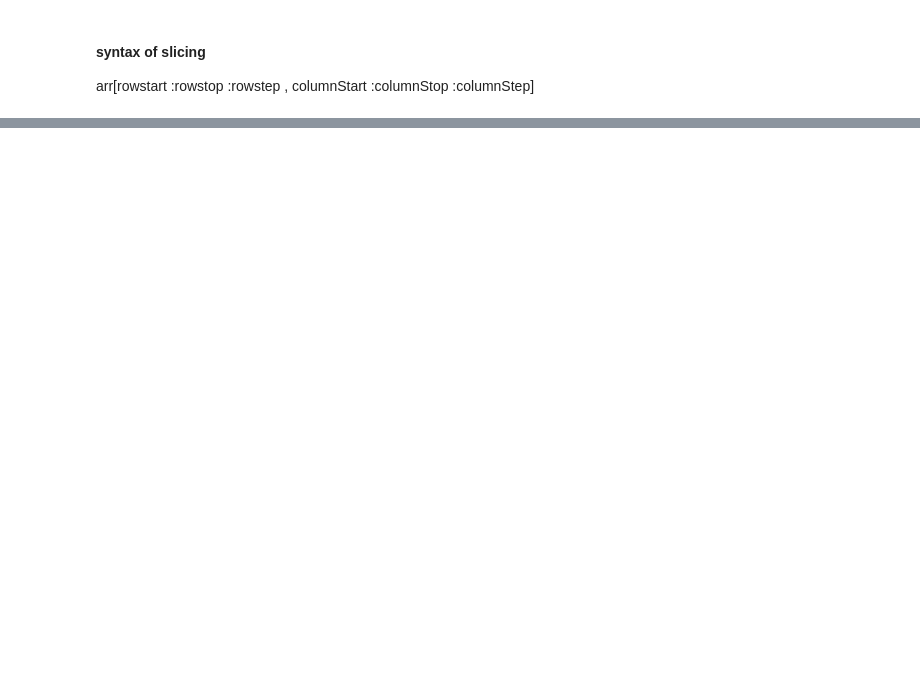
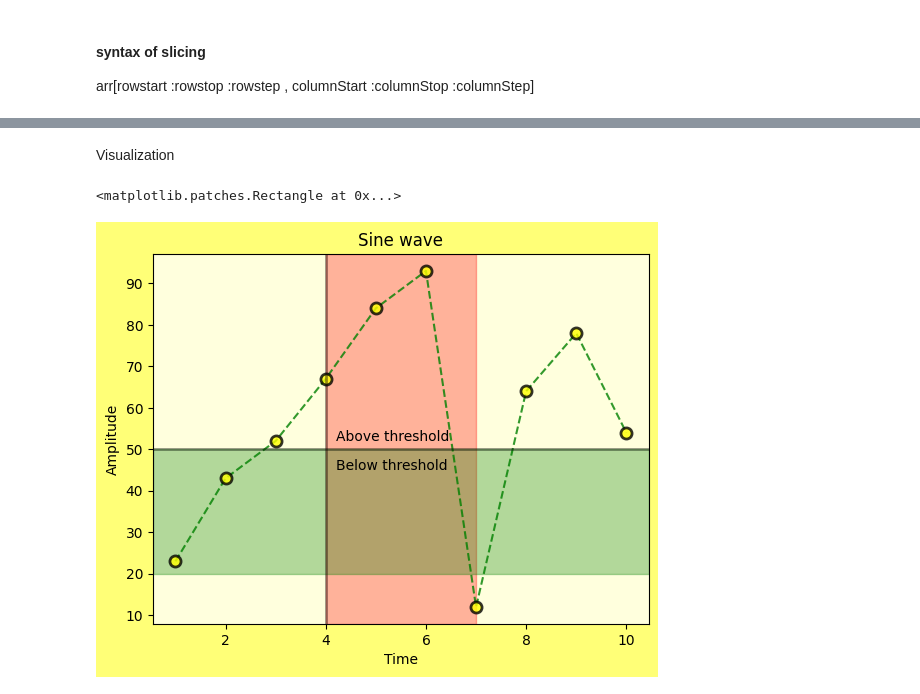
Before and after one commit to Omimishra/Python-Data-science, a Jupyter notebook: numpy.ipynb, the cells around one changed output, grey strips where cells are left out. Cells and saved outputs as stored; diff of their text form; code cells hidden in the pictures; blank space fills up the shorter version.

```diff
--- a/numpy.ipynb
+++ b/numpy.ipynb
@@ -156,0 +183,42 @@ print(x[1:4,1:4])
+# %% [markdown]
+Visualization
+# %%
+fig , ax = plt.subplots()
+fig.set_facecolor('#ffff77')
+ax.set_facecolor('#ffffdd')
+
+# plt.xlabel("time")
+ax.set_xlabel('Time')
+ax.set_ylabel('Amplitude')
+
+ax.set_title('Sine wave') #plt.title("Sine wave")
+
+x = [1,2,3,4,5,6,7,8,9,10]
+y = [23,43,52,67,84,93,12,64,78,54]
+
+ax.plot(x,y ,'go--',
+        linewidth=1.5,
+        markersize=8,
+        markerfacecolor='yellow',
+        markeredgecolor='black',
+        markeredgewidth=2,
+        alpha=.8)
+#alpha for transparency
+#color=green
+# marker=circle
+#linestyle = -- , - , -.
+
+#horizontal line
+ax.axhline(50,color='k',linewidth=2,alpha=.4)
+#50 as height of line
+ax.axvline(4,color='k',linewidth=2,alpha=.4)
+
+ax.text(4.2,52,"Above threshold")
+ax.text(4.2,45,"Below threshold")
+
+#rectangle box
+ax.axvspan(4,7,color='red',alpha=.3)
+ax.axhspan(20,50,color='green',alpha=.3)
+# %% [output]
+<matplotlib.patches.Rectangle at 0x...>
+[figure, added]
```
Also changed, not shown: parts of 23 cells of this notebook, 2 other files.
